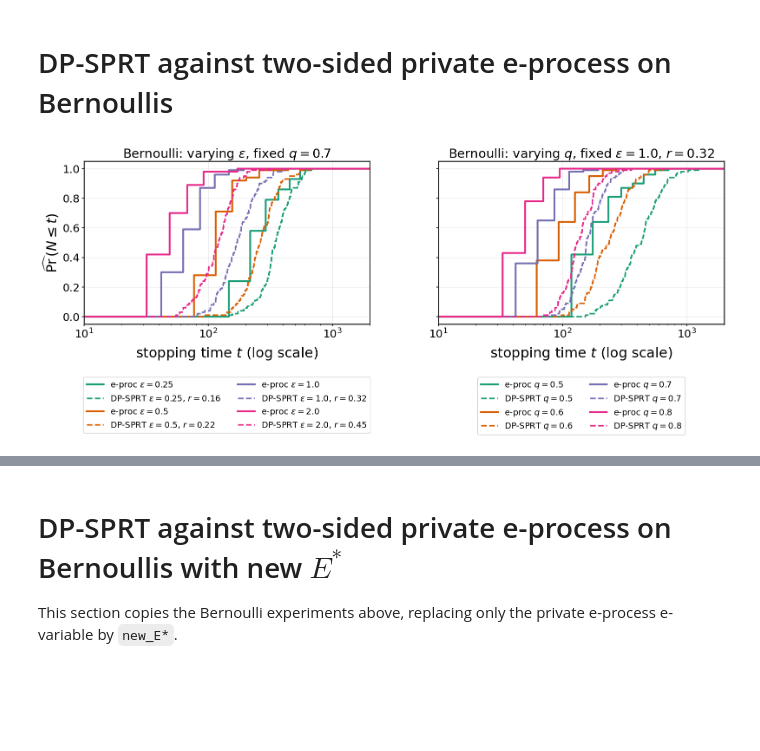
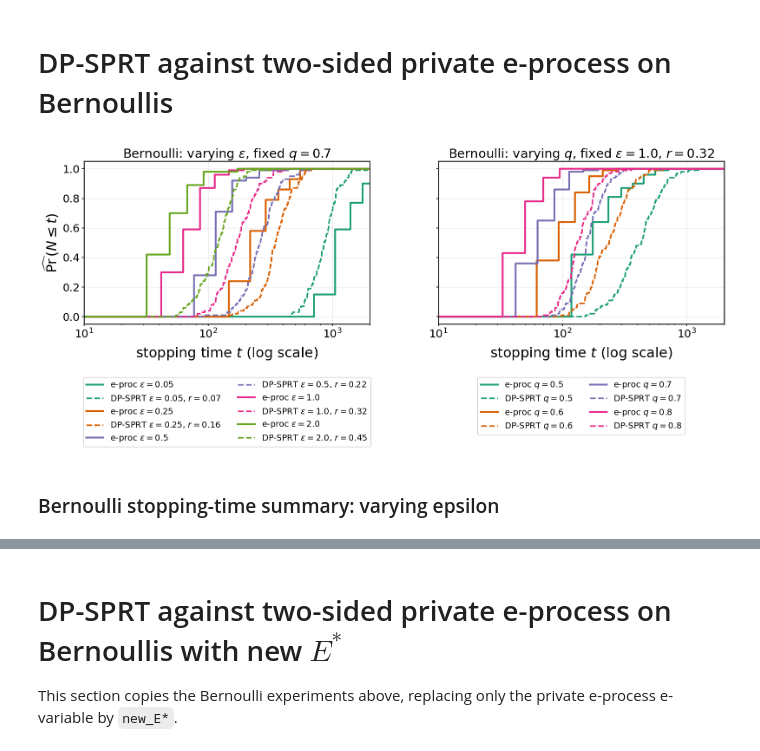
Before and after one commit to tsgonzalez/private-e-values, a Jupyter notebook: dp_sprt_eprocess_ecdf_clean.ipynb, the cells around one changed output, grey strips where cells are left out. Drawn from its saved outputs; the diff is of its cells as text; code cells hidden in the pictures; blank space fills up the shorter version.

Commit message:
Update DP-SPRT Gaussian and Bernoulli experiments

```diff
--- a/dp_sprt_eprocess_ecdf_clean.ipynb
+++ b/dp_sprt_eprocess_ecdf_clean.ipynb
@@ -178,16 +178,21 @@ def estimate_growth_mean(logE, mean_under, var_under=1.0, mc=100_000, seed=0):
     x = rng.normal(mean_under, np.sqrt(var_under), mc)
     return logE(x) / len(x)
 # %%
-# ---------- Corrected Gaussian DP-SPRT on sample-sum scale ----------
+# ---------- Corrected Gaussian DP-SPRT on clipped sample-sum scale ----------
+
+def gaussian_mean_clip_bounds(mu, delta=0.01):
+    radius = np.sqrt(2 * np.log(2 / delta))
+    return -radius, mu + radius
+
 
 def dpsprt_gaussian_mean_one_run(mu, eps, true="Q", alpha=0.05, beta=0.05,
-                                 max_n=2_000, gamma=0.5, clip_x=6.0, seed=None):
+                                 max_n=2_000, gamma=0.5, clip_delta=0.01, seed=None):
     # Algorithm-2 DP-SPRT for N(0,1) vs N(mu,1), run on clipped sample sums.
     rng = np.random.default_rng(seed)
     true_mean = 0.0 if true == "P" else mu
 
-    # Sensitivity of sum_i clip(X_i, -clip_x, clip_x).
-    Delta = 2 * clip_x
+    clip_low, clip_high = gaussian_mean_clip_bounds(mu, clip_delta)
+    Delta = clip_high - clip_low
     zeta2 = np.pi**2 / 6
     s = 2.0
 
@@ -201,7 +206,7 @@ def dpsprt_gaussian_mean_one_run(mu, eps, true="Q", alpha=0.05, beta=0.05,
 
     for n in range(1, max_n + 1):
         x = rng.normal(true_mean, 1.0)
-        sum_x += np.clip(x, -clip_x, clip_x)
+        sum_x += np.clip(x, clip_low, clip_high)
 
         Y = rng.laplace(scale=y_scale)
         noisy_sum = sum_x + Y
@@ -220,7 +225,7 @@ def dpsprt_gaussian_mean_one_run(mu, eps, true="Q", alpha=0.05, beta=0.05,
     return max_n + 1, -1
 
 
-def dpsprt_gaussian_taus_Q(mu, eps, trials, max_n, alpha, beta, clip_x, seed=0):
+def dpsprt_gaussian_taus_Q(mu, eps, trials, max_n, alpha, beta, clip_delta=0.01, seed=0):
     rng = np.random.default_rng(seed)
     taus = []
     for _ in range(trials):
@@ -231,7 +236,7 @@ def dpsprt_gaussian_taus_Q(mu, eps, trials, max_n, alpha, beta, clip_x, seed=0):
             alpha=alpha,
             beta=beta,
             max_n=max_n,
-            clip_x=clip_x,
+            clip_delta=clip_delta,
             seed=int(rng.integers(1e9)),
         )
         taus.append(n)
@@ -779,7 +1218,7 @@ rho_private = 5.0
 p0_bern = 0.3
 q_fixed = 0.7
 q_grid = [0.5, 0.6, 0.7, 0.8]
-eps_grid = [0.25, 0.5, 1.0, 2.0]
+eps_grid = [0.05, 0.25, 0.5, 1.0, 2.0]
 eps_fixed = 1.0
 
 combined_title_fs = 21
@@ -792,6 +1231,18 @@ def r_paper(eps):
     return min(1.0, np.sqrt(eps / 10.0))
 
 
+def df_to_markdown_table_bernoulli(df):
+    headers = list(df.columns)
+    lines = ["| " + " | ".join(headers) + " |"]
+    lines.append("| " + " | ".join(["---"] * len(headers)) + " |")
+    for _, row in df.iterrows():
+        lines.append("| " + " | ".join(str(row[col]) for col in headers) + " |")
+    return "\n".join(lines)
+
+
+from IPython.display import Markdown, display
+
+bernoulli_summary_rows = []
 fig, axes = plt.subplots(1, 2, figsize=(16, 7.5), sharey=True)
 
 ax = axes[0]
@@ -804,6 +1255,15 @@ for k, ee in enumerate(eps_grid):
         two_sided=True, seed=90_000 + int(1000 * ee)
     )
     x, y = ecdf_values(taus_e, T)
+    bernoulli_summary_rows.append({
+        "experiment": "varying epsilon",
+        "method": "two-sided private e-process",
+        "epsilon": ee,
+        "q": q_fixed,
+        "r": "",
+        "mean stopping time": np.mean(taus_e),
+        "median stopping time": np.median(taus_e),
+    })
     ax.step(x, y, where="post", color=color, lw=3.0, label=rf"e-proc $\varepsilon={ee}$")
 
     taus_s = dpsprt_bernoulli_subsampled_taus_Q(
@@ -811,6 +1271,15 @@ for k, ee in enumerate(eps_grid):
         seed=100_000 + int(1000 * ee) + int(10_000 * rr)
     )
     x, y = ecdf_values(taus_s, T)
+    bernoulli_summary_rows.append({
+        "experiment": "varying epsilon",
+        "method": "subsampled DP-SPRT",
+        "epsilon": ee,
+        "q": q_fixed,
+        "r": round(rr, 3),
+        "mean stopping time": np.mean(taus_s),
+        "median stopping time": np.median(taus_s),
+    })
     ax.step(
         x, y, where="post", color=color, lw=2.5, ls="--",
         label=rf"DP-SPRT $\varepsilon={ee}$, $r={rr:.2f}$"
@@ -844,36 +1313,63 @@ for k, qq in enumerate(q_grid):
         two_sided=True, seed=110_000 + int(1000 * qq)
     )
     x, y = ecdf_values(taus_e, T)
+    bernoulli_summary_rows.append({
+        "experiment": "varying q",
+        "method": "two-sided private e-process",
+        "epsilon": eps_fixed,
+        "q": qq,
+        "r": "",
+        "mean stopping time": np.mean(taus_e),
+        "median stopping time": np.median(taus_e),
+    })
     ax.step(x, y, where="post", color=color, lw=3.0, label=rf"e-proc $q={qq}$")
 
     taus_s = dpsprt_bernoulli_subsampled_taus_Q(
         p0_bern, qq, eps_fixed, r_fixed, R, T, alpha, beta,
         seed=120_000 + int(1000 * qq) + int(10_000 * r_fixed)
     )
     x, y = ecdf_values(taus_s, T)
+    bernoulli_summary_rows.append({
+        "experiment": "varying q",
+        "method": "subsampled DP-SPRT",
+        "epsilon": eps_fixed,
+        "q": qq,
+        "r": round(r_fixed, 3),
+        "mean stopping time": np.mean(taus_s),
+        "median stopping time": np.median(taus_s),
+    })
     ax.step(x, y, where="post", color=color, lw=2.5, ls="--", label=rf"DP-SPRT $q={qq}$")
 
 ax.set_xscale("log")
 ax.set_xlim(10, T)
 ax.set_title(rf"Bernoulli: varying $q$, fixed $\varepsilon={eps_fixed}$, $r={r_fixed:.2f}$", fontsize=combined_title_fs)
 ax.set_xlabel("stopping time $t$ (log scale)", fontsize=combined_label_fs, labelpad=10)
 style_axis(ax)
 ax.tick_params(axis="both", labelsize=combined_tick_fs)
 ax.legend(
     fontsize=combined_legend_fs,
     loc="upper center",
     bbox_to_anchor=(0.5, -0.30),
     ncol=2,
     frameon=True,
     edgecolor="0.8",
     facecolor="white",
     framealpha=0.95,
 )
 
 #fig.suptitle(r"Subsampled DP-SPRT with $r(\varepsilon)=\min(1,\sqrt{\varepsilon/10})$", fontsize=combined_title_fs + 1, y=0.98)
 plt.tight_layout()
 fig.subplots_adjust(bottom=0.34, top=0.84, wspace=0.24)
 plt.savefig("bernoulli_subsampled_dpsprt_vs_two_sided_eprocess_ecdf_paper_r.pdf", bbox_inches="tight")
 plt.show()
+
+bernoulli_summary = pd.DataFrame(bernoulli_summary_rows)
+for experiment_name, table_df in bernoulli_summary.groupby("experiment", sort=False):
+    table_df = table_df[["method", "epsilon", "q", "r", "mean stopping time", "median stopping time"]].copy()
+    table_df["mean stopping time"] = table_df["mean stopping time"].round(2)
+    table_df["median stopping time"] = table_df["median stopping time"].round(2)
+    display(Markdown(f"### Bernoulli stopping-time summary: {experiment_name}"))
+    display(Markdown(df_to_markdown_table_bernoulli(table_df)))
 # %% [output]
-[figure, old version]
+[figure, new version]
+### Bernoulli stopping-time summary: varying epsilon
```
Also changed, not shown: parts of 7 cells of this notebook.
